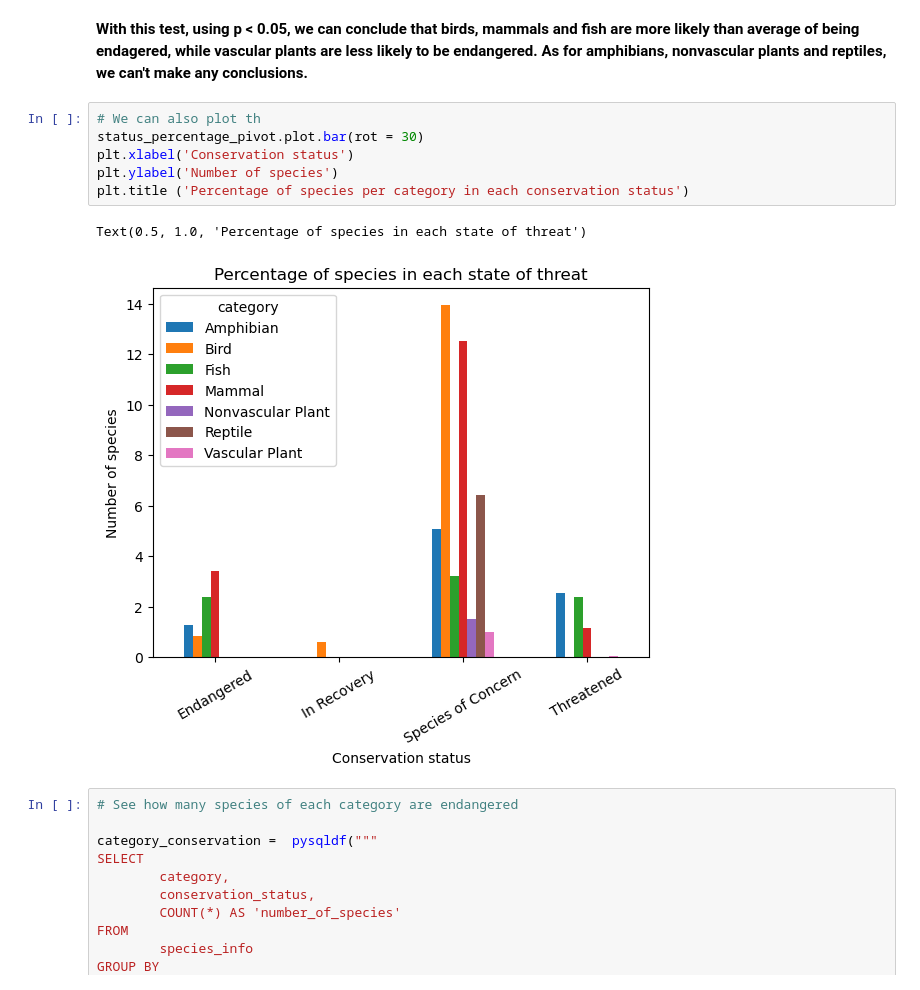
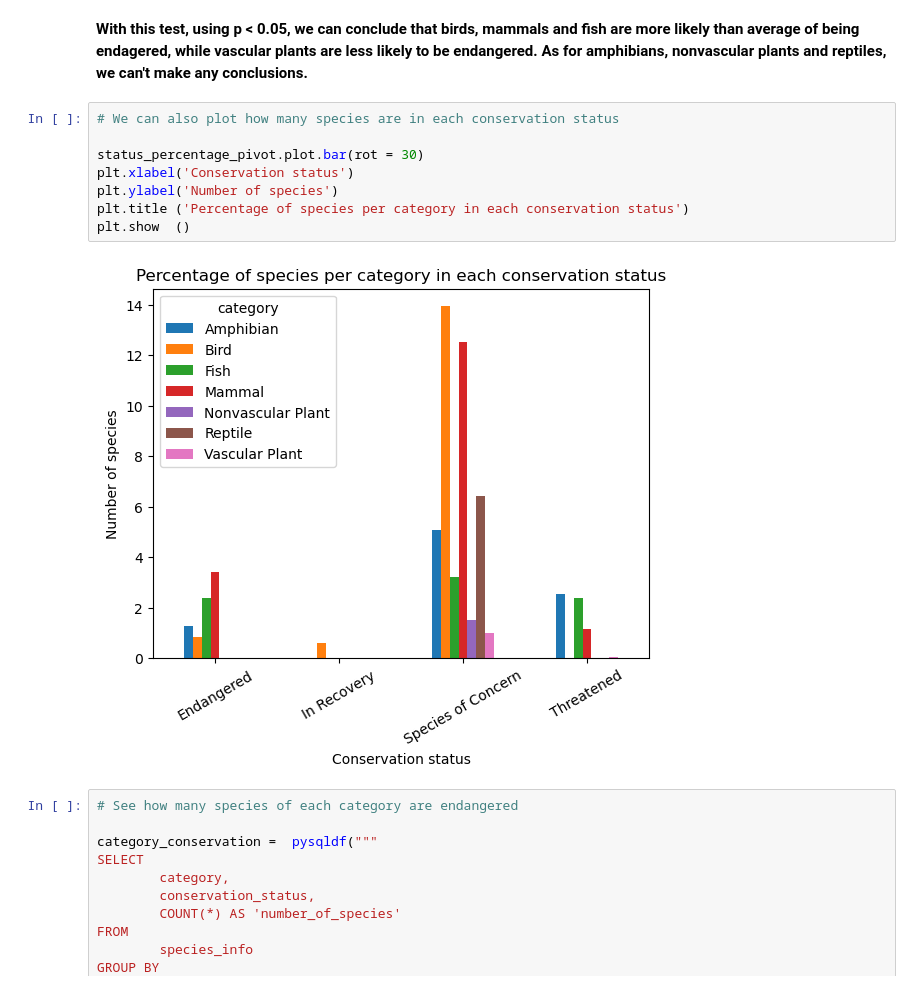
Before and after one commit to joaohumbg1/biodiversity, a Jupyter notebook: biodiversity.ipynb, the cells around one changed output. Drawn from its saved outputs; the diff is of its cells as text.

```diff
--- a/biodiversity.ipynb
+++ b/biodiversity.ipynb
@@ -438,14 +439,15 @@ display(binom_test_table)
 # %% [markdown]
 **With this test, using p < 0.05, we can conclude that birds, mammals and fish are more likely than average of being endagered, while vascular plants are less likely to be endangered. As for amphibians, nonvascular plants and reptiles, we can't make any conclusions.**
 # %%
-# We can also plot th
+# We can also plot how many species are in each conservation status
+
 status_percentage_pivot.plot.bar(rot = 30)
 plt.xlabel('Conservation status')
 plt.ylabel('Number of species')
 plt.title ('Percentage of species per category in each conservation status')
+plt.show  ()
 # %% [output]
-Text(0.5, 1.0, 'Percentage of species in each state of threat')
-[figure, old version]
+[figure, new version]
 # %%
 # See how many species of each category are endangered
 
```
Also changed, not shown: parts of 17 cells of this notebook.
